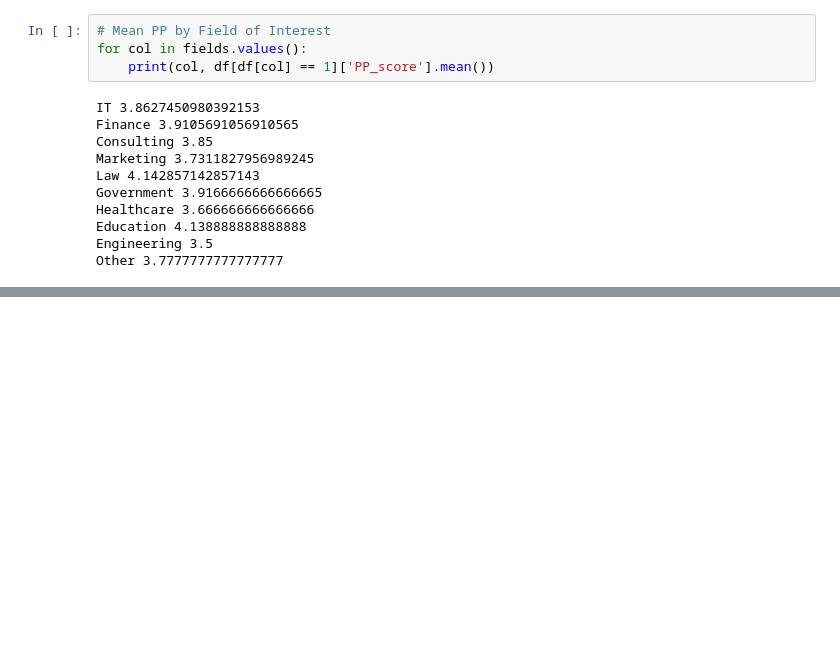
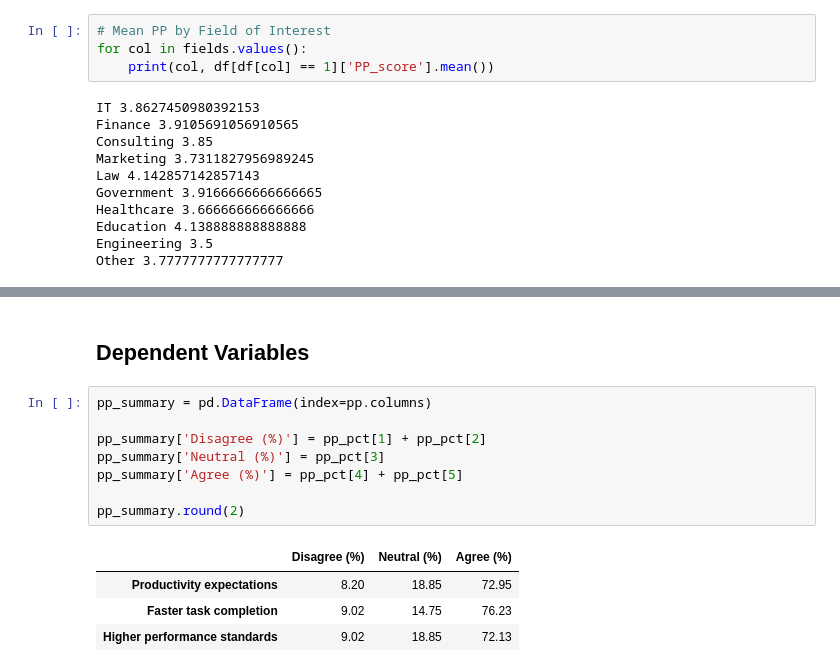
Before and after one commit to glgunderson/AI-Perceptions, a Jupyter notebook: ai_perceptions.ipynb, the cells around one changed output, grey strips where cells are left out. Saved outputs shown, nothing was run; the diff lists cells and outputs as text; blank space fills up the shorter version.

```diff
--- a/ai_perceptions.ipynb
+++ b/ai_perceptions.ipynb
@@ -1118,3 +1118,18 @@ Covariance Type:            nonrobust
 
 Notes:
 [1] Standard Errors assume that the covariance matrix of the errors is correctly specified.
+# %% [markdown]
+## Dependent Variables
+# %%
+pp_summary = pd.DataFrame(index=pp.columns)
+
+pp_summary['Disagree (%)'] = pp_pct[1] + pp_pct[2]
+pp_summary['Neutral (%)'] = pp_pct[3]
+pp_summary['Agree (%)'] = pp_pct[4] + pp_pct[5]
+
+pp_summary.round(2)
+# %% [output]
+|  | Disagree (%) | Neutral (%) | Agree (%) |
+| Productivity expectations | 8.20 | 18.85 | 72.95 |
+| Faster task completion | 9.02 | 14.75 | 76.23 |
+| Higher performance standards | 9.02 | 18.85 | 72.13 |
```
Also changed, not shown: parts of 17 cells of this notebook.
